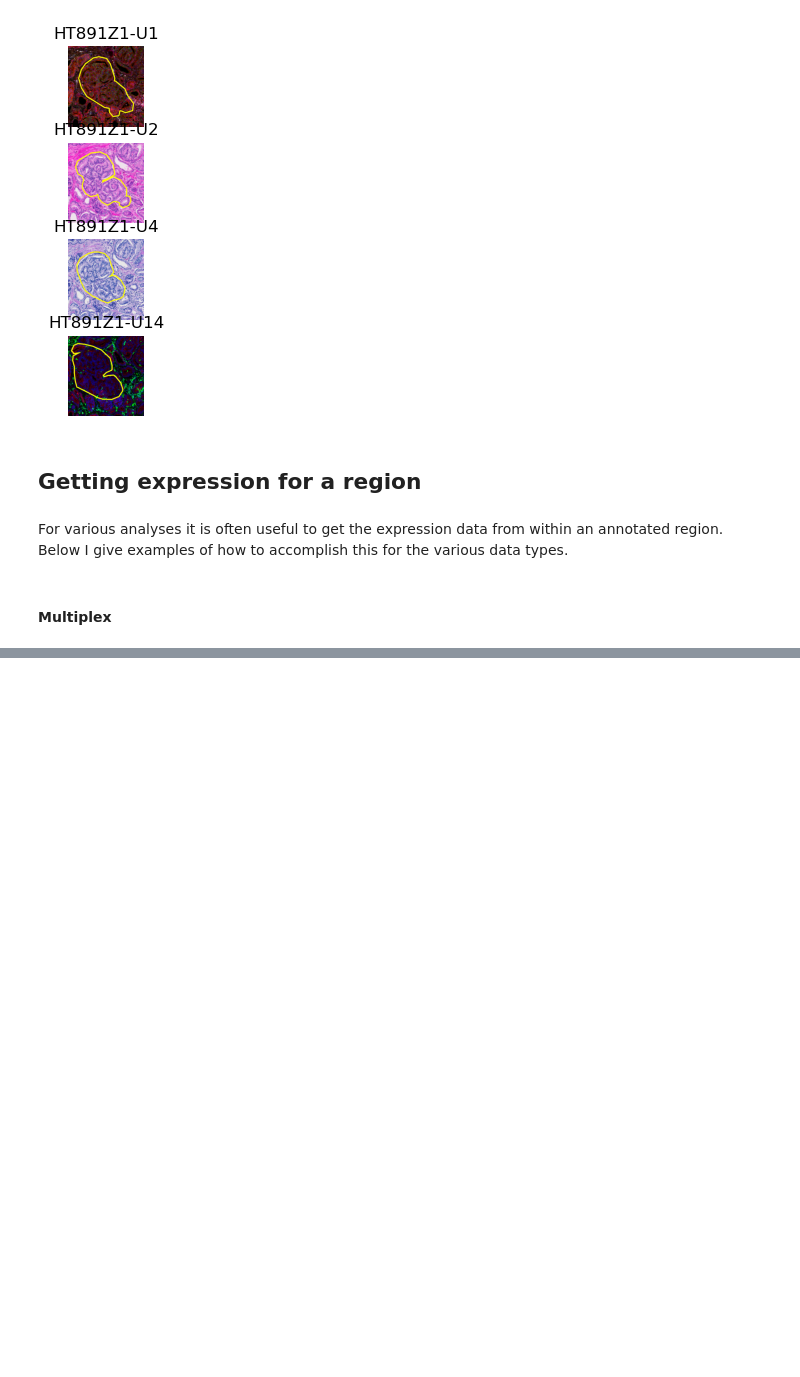
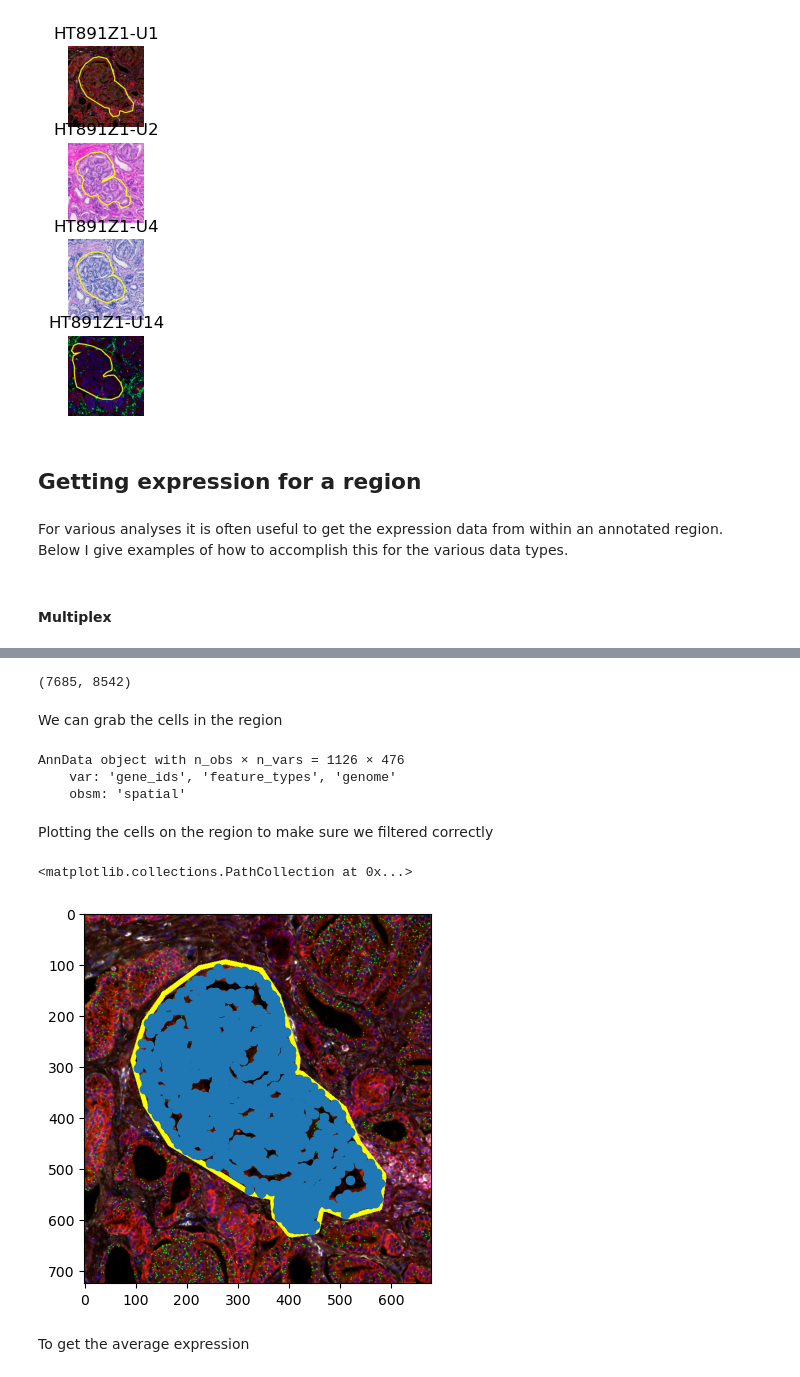
Before and after one commit to ding-lab/ding-lab-spatial, a Jupyter notebook: 3d_analysis/3D_path_annotation.ipynb, the cells around one changed output, grey strips where cells are left out. Saved outputs shown, nothing was run; the diff lists cells and outputs as text; code cells hidden in the pictures; blank space fills up the shorter version.

```diff
--- a/3d_analysis/3D_path_annotation.ipynb
+++ b/3d_analysis/3D_path_annotation.ipynb
@@ -579,0 +731,8 @@ For various analyses it is often useful to get the expression data from within a
+# %%
+sid = 'HT891Z1-U1'
+
+# cells
+adata = sc.read_h5ad(registered_dir / 'Z0_HT891Z1-U1_xenium.h5ad')
+
+# transcripts
+transcripts = pd.read_parquet(registered_dir / 'Z0_HT891Z1-U1_xenium_transcripts.parquet')
@@ -579,0 +761,49 @@ For various analyses it is often useful to get the expression data from within a
+# %%
+# grab the region associated with this multiplex section
+region = [r for r in regions if r['section_id'] == sid][0]
+mask = region['mask'].copy()
+
+mask.shape
+# %% [output]
+(7685, 8542)
+# %% [markdown]
+We can grab the cells in the region
+# %%
+# grab x and y corrdinates, we also need to downsample to regions resolution
+coords = (adata.obsm['spatial'] / down).astype(int)
+xs, ys = coords[:, 0], coords[:, 1]
+
+# filter the adata for only cells inside the region
+cell_mask = mask[ys, xs]
+filtered = adata[cell_mask]
+filtered.obsm['spatial'] = coords[cell_mask]
+filtered
+# %% [output]
+AnnData object with n_obs × n_vars = 1126 × 476
+    var: 'gene_ids', 'feature_types', 'genome'
+    obsm: 'spatial'
+# %% [markdown]
+Plotting the cells on the region to make sure we filtered correctly
+# %%
+fig, ax = plt.subplots()
+
+rgb = stacked_rgbs[0].copy()
+
+rgb = rgb[r1:r2, c1:c2]
+m = mask[r1:r2, c1:c2]
+
+rgb = add_ring_to_rgb(rgb, m)
+
+ax.imshow(rgb)
+
+plot_coords = filtered.obsm['spatial'].copy()
+plot_xs, plot_ys = plot_coords[:, 0], plot_coords[:, 1]
+plot_xs -= c1
+plot_ys -= r1
+
+ax.scatter(plot_xs, plot_ys)
+# %% [output]
+<matplotlib.collections.PathCollection at 0x...>
+[figure, added]
+# %% [markdown]
+To get the average expression
```
Also changed, not shown: parts of 36 cells of this notebook.
